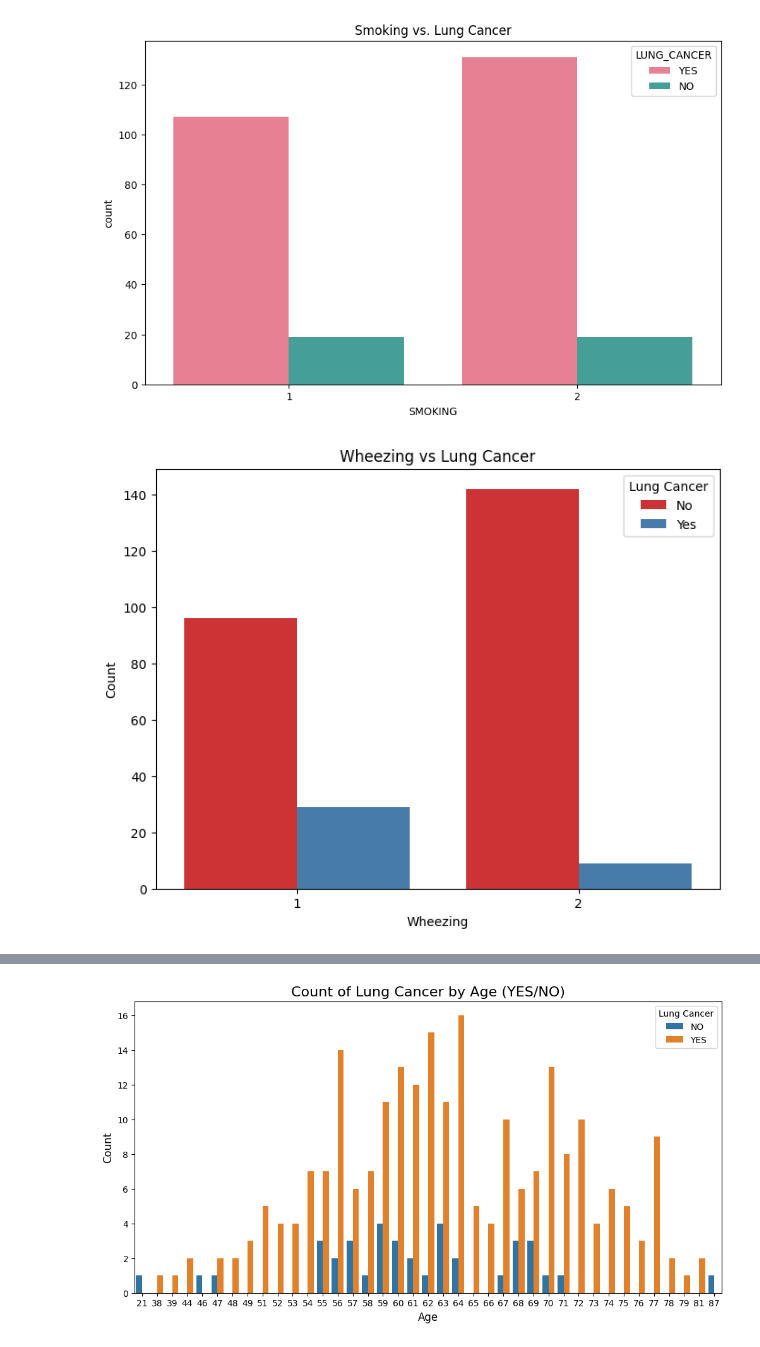
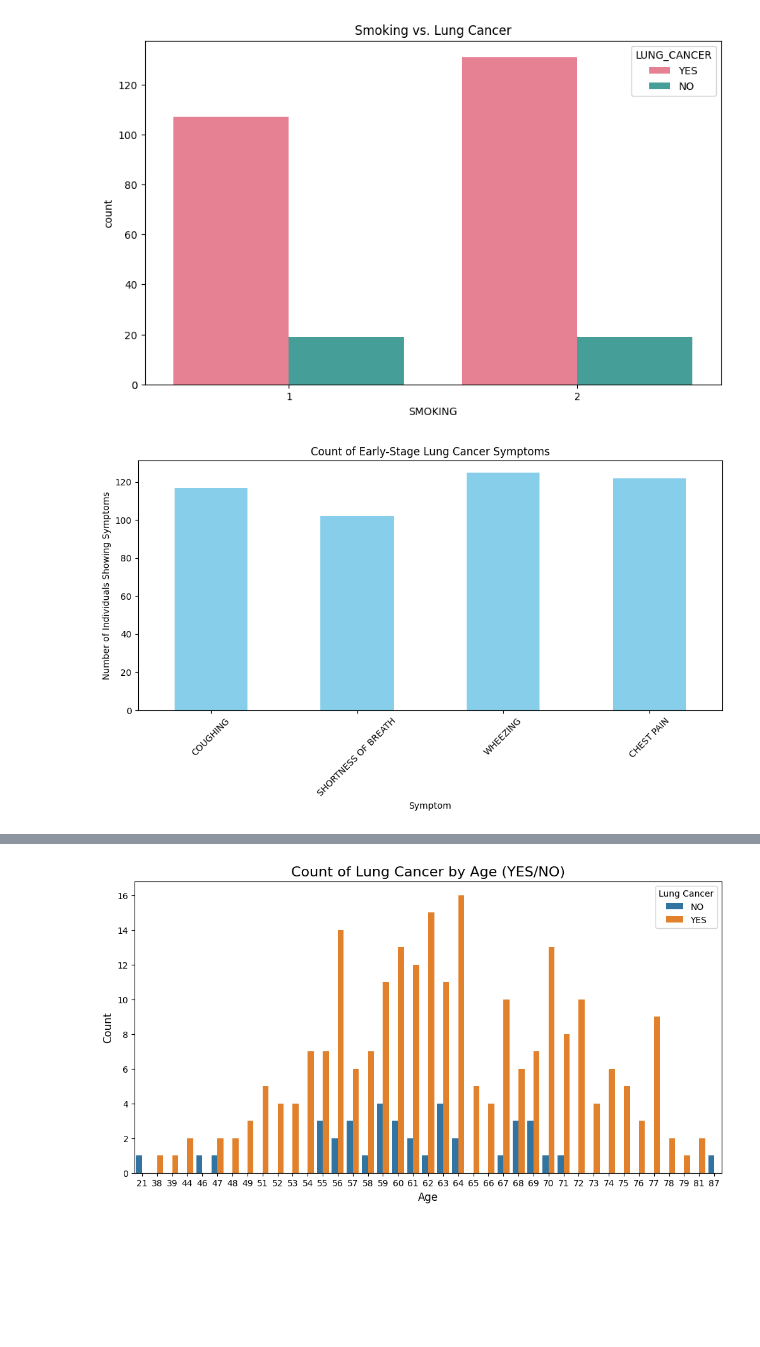
Before and after one commit to MerlinePricillaPeter/LUNG-CANCER-PREDICTION, a Jupyter notebook: LUNG_CANCER_PREDICTION.ipynb, the cells around one changed output, grey strips where cells are left out. Saved outputs shown, nothing was run; the diff lists cells and outputs as text; code cells hidden in the pictures; blank space fills up the shorter version.

```diff
--- a/LUNG_CANCER_PREDICTION.ipynb
+++ b/LUNG_CANCER_PREDICTION.ipynb
@@ -213,14 +215,21 @@ plt.title("Smoking vs. Lung Cancer")
 plt.show()
 # %% [output]
 [figure]
-# %%
-# Wheezing vs Lung Cancer Distribution with custom colors
-plt.figure(figsize=(8, 6))
-sns.countplot(x='WHEEZING', hue='LUNG_CANCER', data=df, palette='Set1')  # You can choose any color palette
-plt.title('Wheezing vs Lung Cancer')
-plt.xlabel('Wheezing')
-plt.ylabel('Count')
-plt.legend(title='Lung Cancer', labels=['No', 'Yes'])
-plt.show()
-# %% [output]
-[figure, removed]
+# %%
+# Create a new DataFrame to count the occurrence of each early-stage symptom
+early_stage_symptoms = df[['COUGHING', 'SHORTNESS OF BREATH', 'WHEEZING', 'CHEST PAIN']]
+
+# Convert the conditions into a binary representation (1 if condition is met, 0 if not)
+early_stage_symptoms = early_stage_symptoms.apply(lambda x: x == 1)
+
+# Visualize the count of individuals showing each symptom using a bar plot
+plt.figure(figsize=(10, 6))
+early_stage_symptoms.sum().plot(kind='bar', color='skyblue')
+plt.title("Count of Early-Stage Lung Cancer Symptoms")
+plt.ylabel('Number of Individuals Showing Symptoms')
+plt.xlabel('Symptom')
+plt.xticks(rotation=45)
+plt.tight_layout()
+plt.show()
+# %% [output]
+[figure, added]
```
Also changed, not shown: parts of 26 cells of this notebook.
